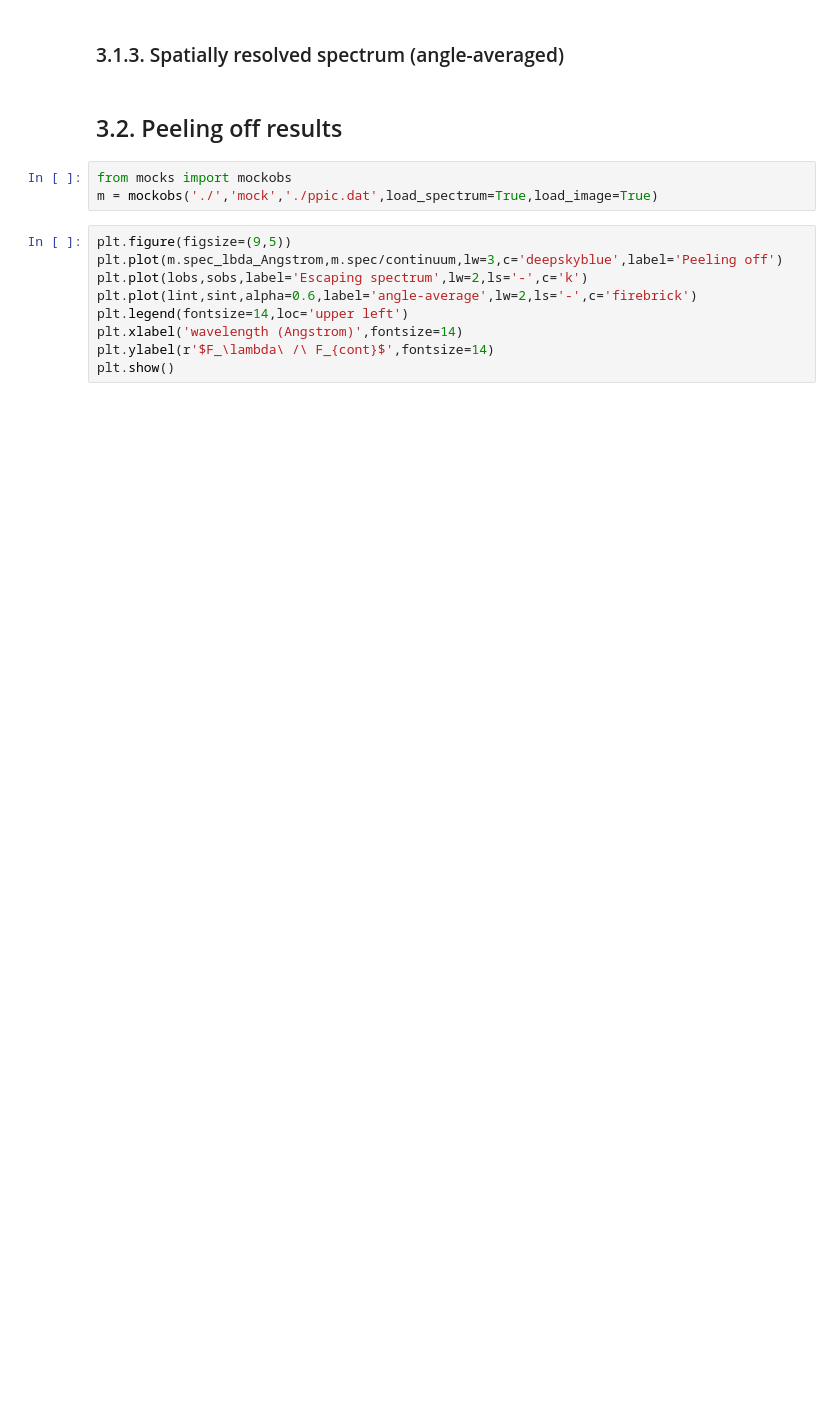
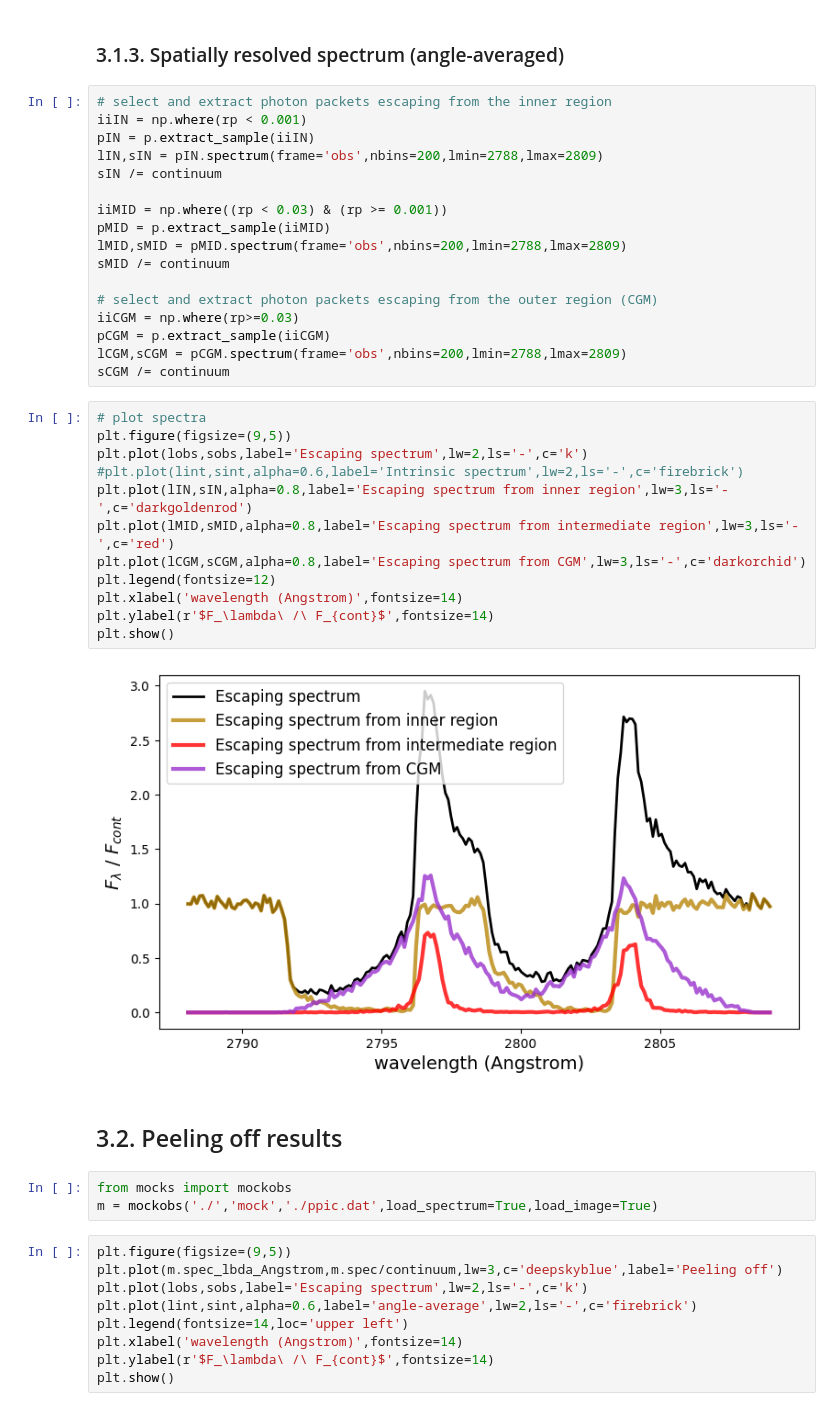
Before and after one commit to Supriyosaha1/Department_project-II, a Jupyter notebook: tutorials/tutorial_4/Tutorial-4.ipynb, the cells around one changed output. Drawn from its saved outputs; the diff is of its cells as text; blank space fills up the shorter version.

```diff
--- a/tutorials/tutorial_4/Tutorial-4.ipynb
+++ b/tutorials/tutorial_4/Tutorial-4.ipynb
@@ -297,5 +320,36 @@ plt.show()
 # %% [markdown]
 ### 3.1.3. Spatially resolved spectrum (angle-averaged)
+# %%
+# select and extract photon packets escaping from the inner region
+iiIN = np.where(rp < 0.001)
+pIN = p.extract_sample(iiIN)
+lIN,sIN = pIN.spectrum(frame='obs',nbins=200,lmin=2788,lmax=2809)
+sIN /= continuum
+
+iiMID = np.where((rp < 0.03) & (rp >= 0.001))
+pMID = p.extract_sample(iiMID)
+lMID,sMID = pMID.spectrum(frame='obs',nbins=200,lmin=2788,lmax=2809)
+sMID /= continuum
+
+# select and extract photon packets escaping from the outer region (CGM)
+iiCGM = np.where(rp>=0.03)
+pCGM = p.extract_sample(iiCGM)
+lCGM,sCGM = pCGM.spectrum(frame='obs',nbins=200,lmin=2788,lmax=2809)
+sCGM /= continuum
+# %%
+# plot spectra
+plt.figure(figsize=(9,5))
+plt.plot(lobs,sobs,label='Escaping spectrum',lw=2,ls='-',c='k')
+#plt.plot(lint,sint,alpha=0.6,label='Intrinsic spectrum',lw=2,ls='-',c='firebrick')
+plt.plot(lIN,sIN,alpha=0.8,label='Escaping spectrum from inner region',lw=3,ls='-',c='darkgoldenrod')
+plt.plot(lMID,sMID,alpha=0.8,label='Escaping spectrum from intermediate region',lw=3,ls='-',c='red')
+plt.plot(lCGM,sCGM,alpha=0.8,label='Escaping spectrum from CGM',lw=3,ls='-',c='darkorchid')
+plt.legend(fontsize=12)
+plt.xlabel('wavelength (Angstrom)',fontsize=14)
+plt.ylabel(r'$F_\lambda\ /\ F_{cont}$',fontsize=14)
+plt.show()
+# %% [output]
+[figure, added]
 # %% [markdown]
 ## 3.2. Peeling off results
 # %%
```
Also changed, not shown: parts of 7 cells of this notebook, 6 other files.
